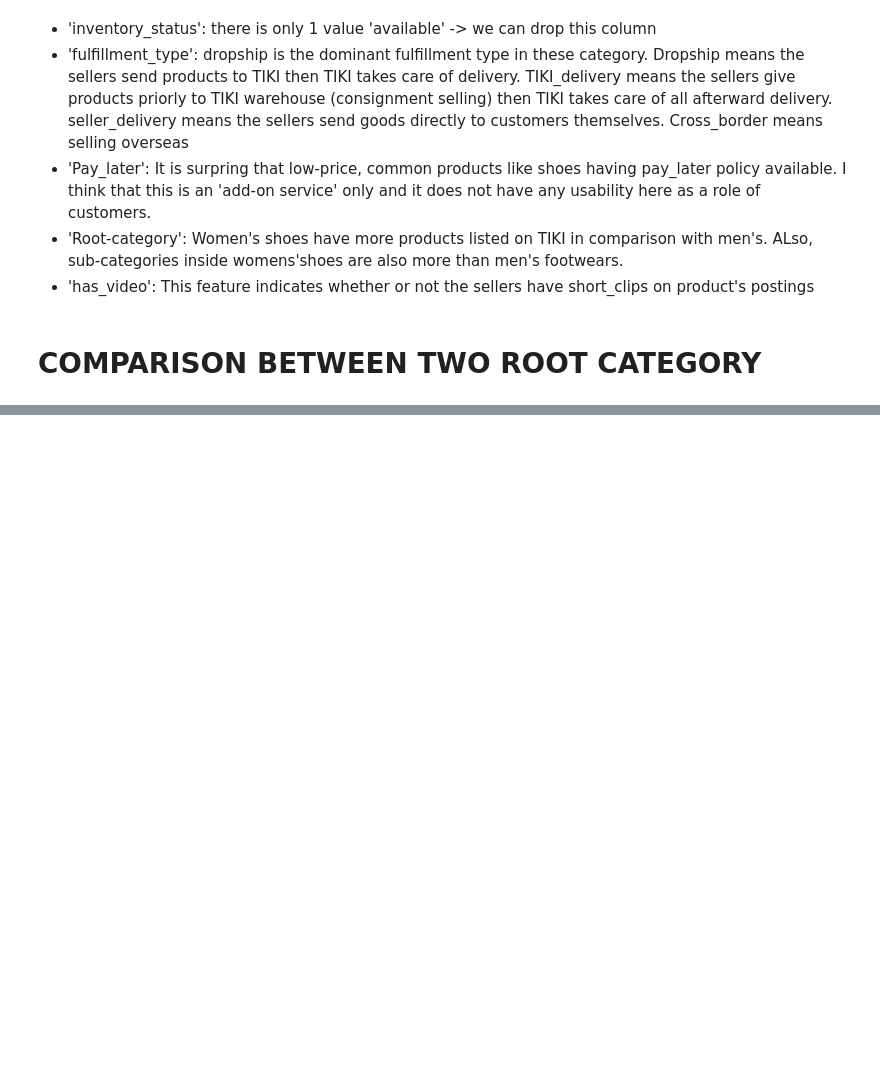
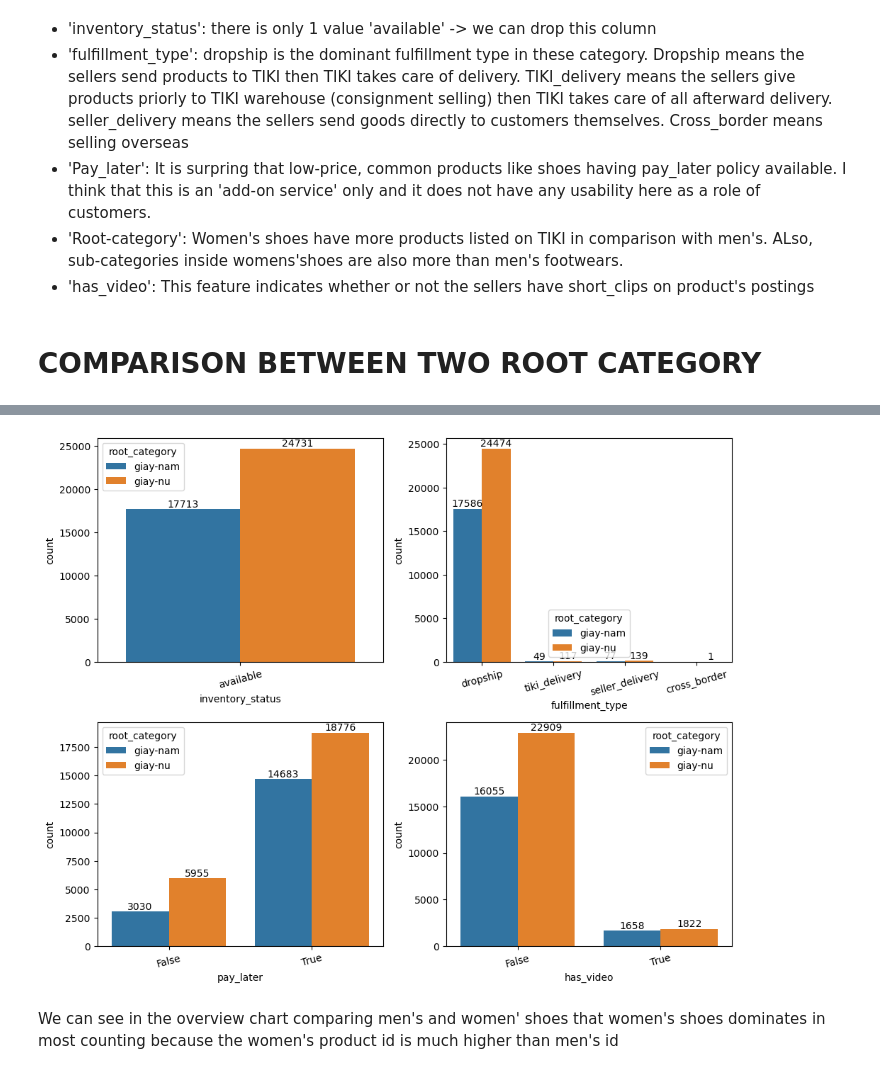
Before and after one commit to minhpham0201/TIKI, a Jupyter notebook: ANALYTICS.ipynb, the cells around one changed output, grey strips where cells are left out. Cells and saved outputs as stored; diff of their text form; code cells hidden in the pictures; blank space fills up the shorter version.

```diff
--- a/ANALYTICS.ipynb
+++ b/ANALYTICS.ipynb
@@ -71,10 +71,12 @@ concat_df['quantity_sold'] = concat_df['quantity_sold'].fillna(0)
 concat_df['rating_average'] = concat_df['rating_average']
 concat_df['ASA_cashback_transformed'] = concat_df['ASA_cashback'].apply(lambda x: float(x.split()[1].replace(',','.')))
 concat_df['pay_later'] = concat_df['pay_later'].notna()
+concat_df['brand'] = concat_df['brand'].replace('\tOEM','OEM')
+concat_df['discount_rate'] = (concat_df['list_price'] - concat_df['price']) / concat_df['list_price']
 # %%
 #In my random investigation of item name, i found out that there are a number of products which are actually not shoes but classified
 # in shoes category(both men's and women's)
-keyword = ['giay', 'dep', 'boot', 'guoc', 'boots', 'xuc', 'suc', 'sandal', 'got', 'xang dan',
+keyword = ['giay', 'dep', 'boot', 'boots', 'guoc','xuc', 'suc', 'sandal','sandals', 'got', 'xang dan',
            'sandan', 'chai', 've sinh', 'dung', 'bot', 'sneaker', 'sneakers', 'ung','tong','crocs',
            'marten']
 ascii_keywords = [unidecode(word) for word in keyword]
@@ -155,0 +153,15 @@ grouped_df
+# %%
+cat_cols = ['inventory_status', 'fulfillment_type', 'pay_later', 'has_video']
+fig, axes = plt.subplots(figsize=(10, 8), nrows=2, ncols=2)
+
+for col, ax in zip(cat_cols, axes.ravel()):
+    sns.countplot(data=concat_df, x=col, ax=ax, hue='root_category')
+    for container in ax.containers:
+        ax.bar_label(container)
+    ax.set_xticklabels(ax.get_xticklabels(), rotation=15)
+
+plt.tight_layout()
+# %% [output]
+[figure, added]
+# %% [markdown]
+We can see in the overview chart comparing men's and women' shoes that women's shoes dominates in most counting because the women's product id is much higher than men's id
```
Also changed, not shown: parts of 16 cells of this notebook, 4 other files.
